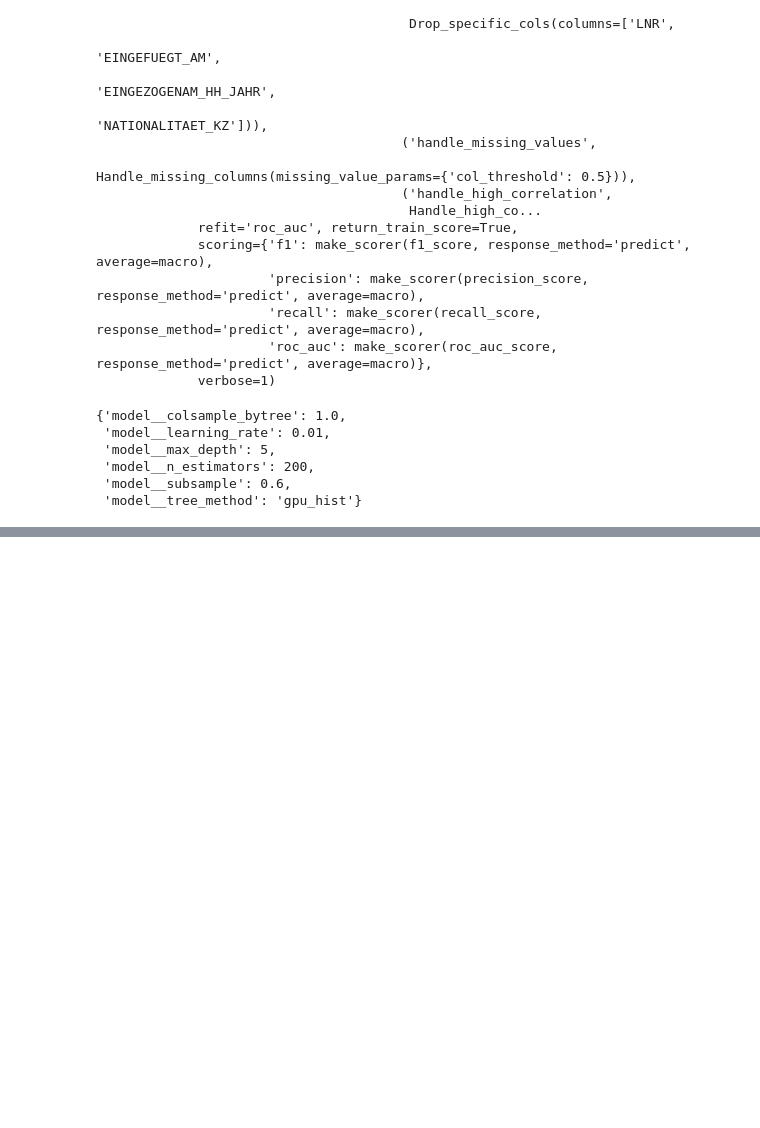
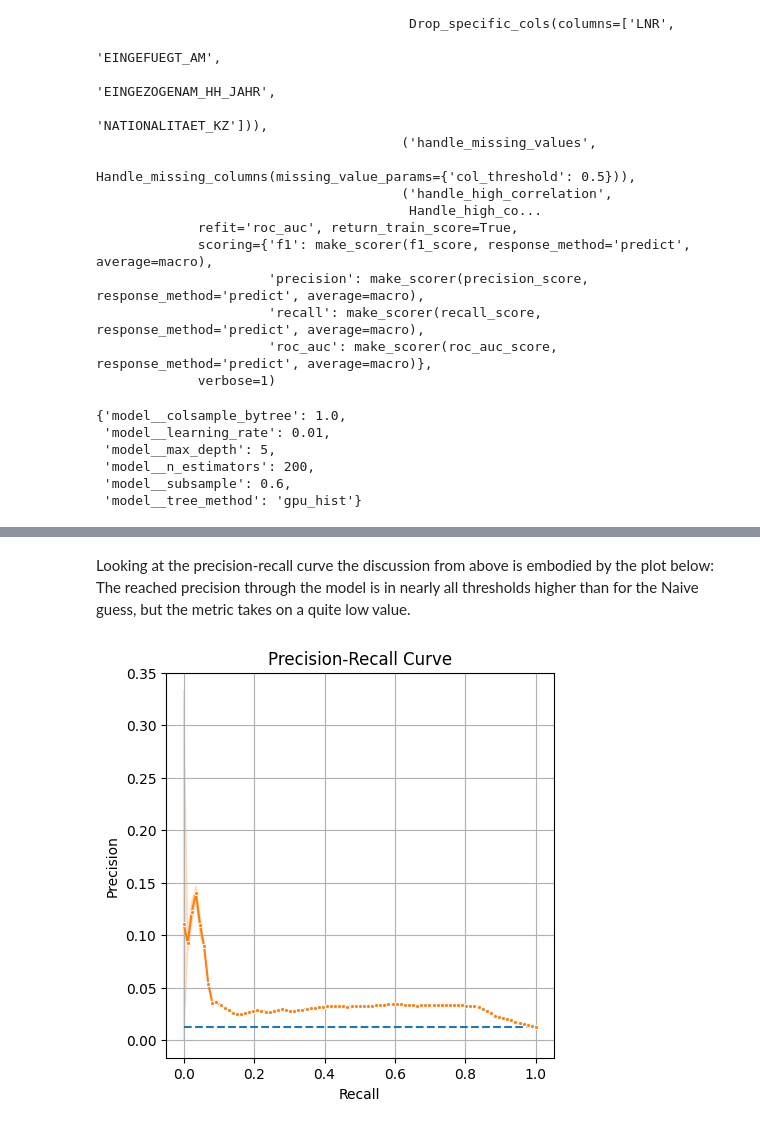
Before and after one commit to RobinWesselmann/Udacity_DataScientist_Class, a Jupyter notebook: 07_Project_Capstone_Arvato-Bertelsmann/Customer_Segmentation/03_Supervised_Learning.ipynb, the cells around one changed output, grey strips where cells are left out. Saved outputs shown, nothing was run; the diff lists cells and outputs as text; code cells hidden in the pictures; blank space fills up the shorter version.

```diff
--- a/07_Project_Capstone_Arvato-Bertelsmann/Customer_Segmentation/03_Supervised_Learning.ipynb
+++ b/07_Project_Capstone_Arvato-Bertelsmann/Customer_Segmentation/03_Supervised_Learning.ipynb
@@ -642,0 +676,18 @@ np.float64(0.7633229747053278)
+# %% [markdown]
+Looking at the precision-recall curve the discussion from above is embodied by the plot below: <br>
+The reached precision through the model is in nearly all thresholds higher than for the Naive guess, but the metric takes on a quite low value.
+# %%
+precision, recall, _ = precision_recall_curve(testy, pos_probs)
+no_skill = len(y_train_[y_train_==1]) / len(y_train_)
+#---------------
+fig, sub = plt.subplots(1, 1, figsize=(5, 5))
+
+sns.lineplot(x = np.arange(0, 1.1, 0.1), y = no_skill, ax = sub, ls = "--")
+sns.lineplot(x = recall, y = precision, marker = ".")
+
+sub.set_xlabel("Recall")
+sub.set_ylabel("Precision")
+sub.set_title("Precision-Recall Curve")
+sub.grid();
+# %% [output]
+[figure, added]
```
Also changed, not shown: parts of 34 cells of this notebook, 3 other files.
